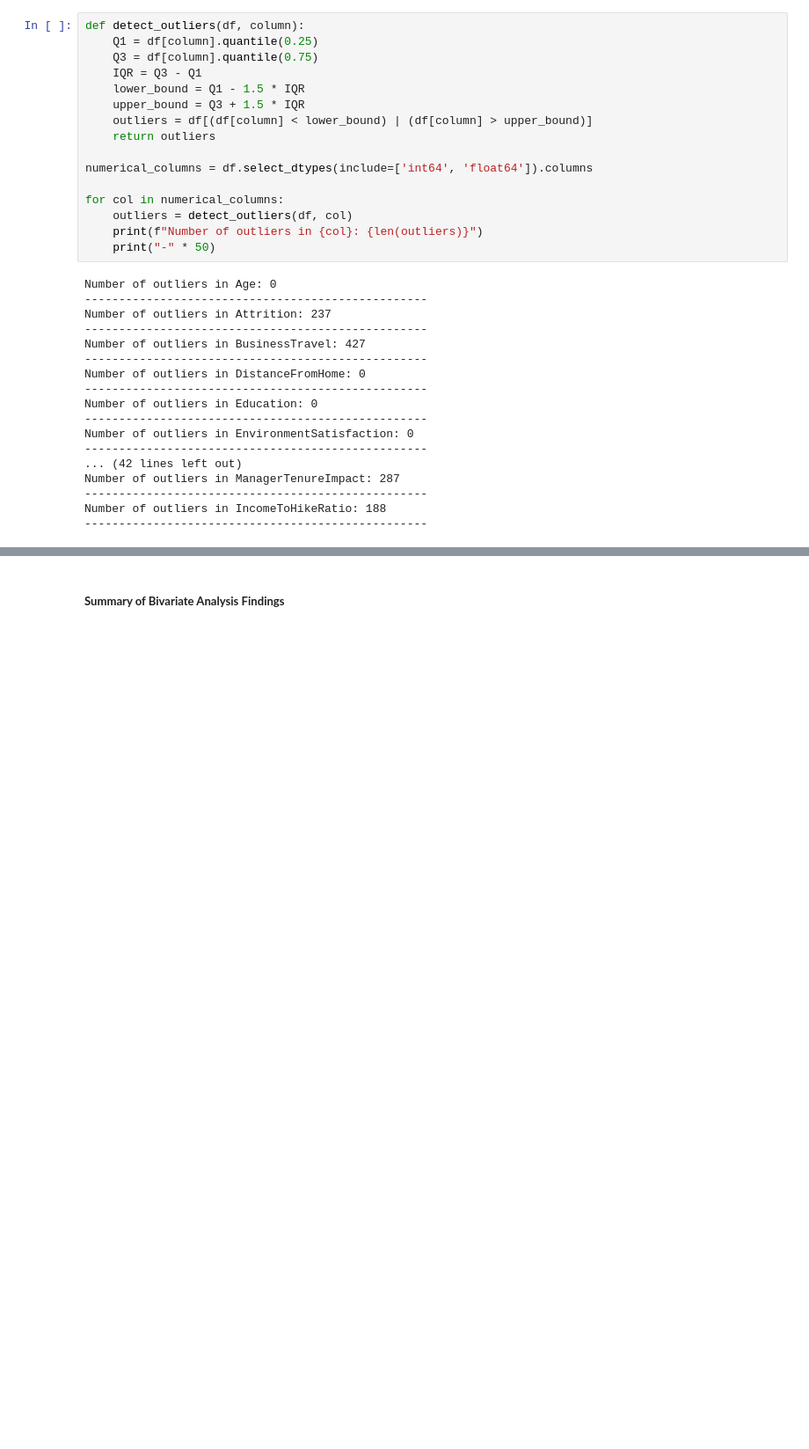
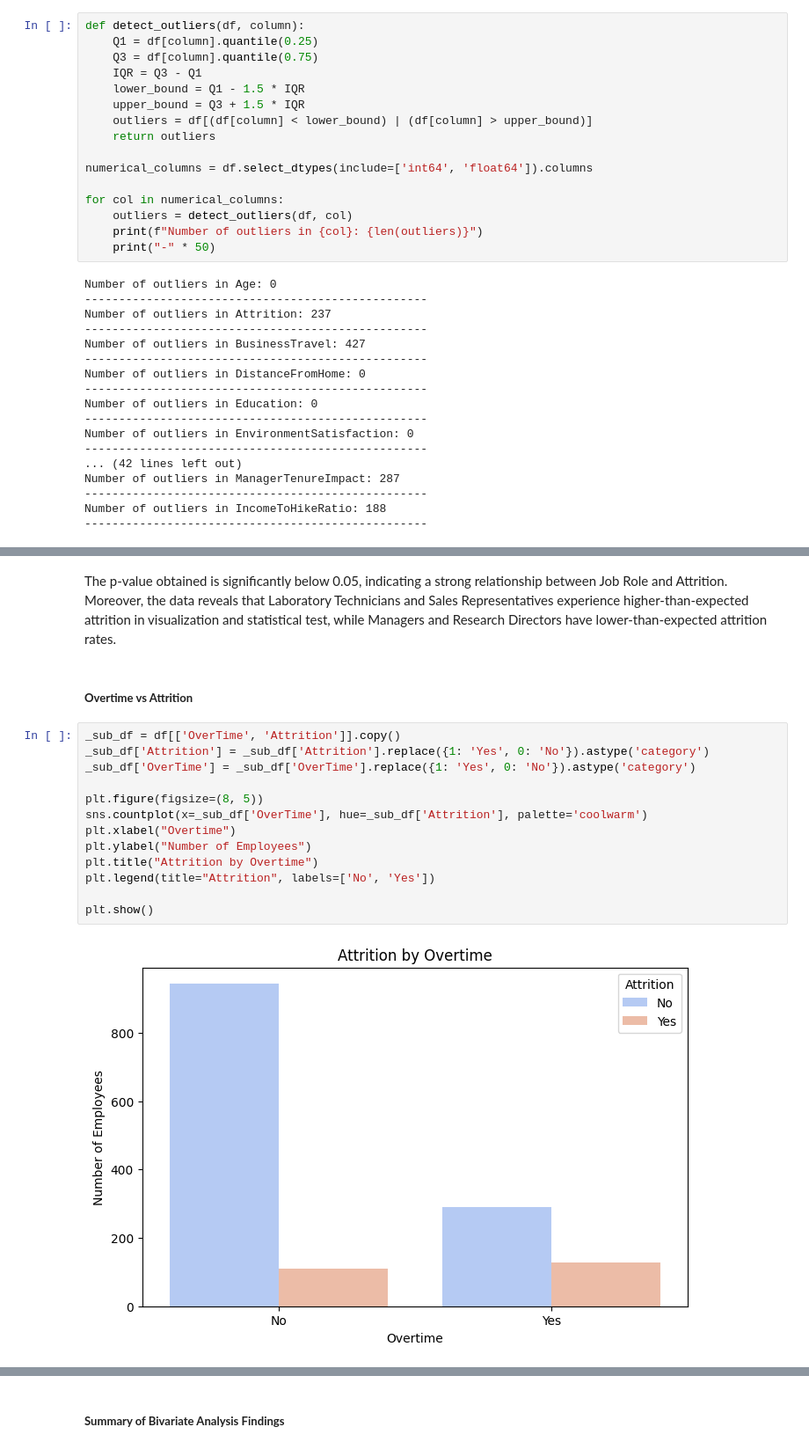
Before and after one commit to APaguil1990/SOLLDA1_MCO, a Jupyter notebook: IBM-Employee-Attrition-MCO.ipynb, the cells around one changed output, grey strips where cells are left out. Shown at 88% size. Cells and saved outputs as stored; diff of their text form; blank space fills up the shorter version.

```diff
--- a/IBM-Employee-Attrition-MCO.ipynb
+++ b/IBM-Employee-Attrition-MCO.ipynb
@@ -555,0 +559,19 @@ plt.show()
+# %% [markdown]
+The p-value obtained is significantly below 0.05, indicating a strong relationship between Job Role and Attrition. Moreover, the data reveals that Laboratory Technicians and Sales Representatives experience higher-than-expected attrition in visualization and statistical test, while Managers and Research Directors have lower-than-expected attrition rates.
+# %% [markdown]
+##### **Overtime vs Attrition**
+# %%
+_sub_df = df[['OverTime', 'Attrition']].copy()
+_sub_df['Attrition'] = _sub_df['Attrition'].replace({1: 'Yes', 0: 'No'}).astype('category')
+_sub_df['OverTime'] = _sub_df['OverTime'].replace({1: 'Yes', 0: 'No'}).astype('category')
+
+plt.figure(figsize=(8, 5))
+sns.countplot(x=_sub_df['OverTime'], hue=_sub_df['Attrition'], palette='coolwarm')
+plt.xlabel("Overtime")
+plt.ylabel("Number of Employees")
+plt.title("Attrition by Overtime")
+plt.legend(title="Attrition", labels=['No', 'Yes'])
+
+plt.show()
+# %% [output]
+[figure, added]
```
Also changed, not shown: parts of 47 cells of this notebook.
